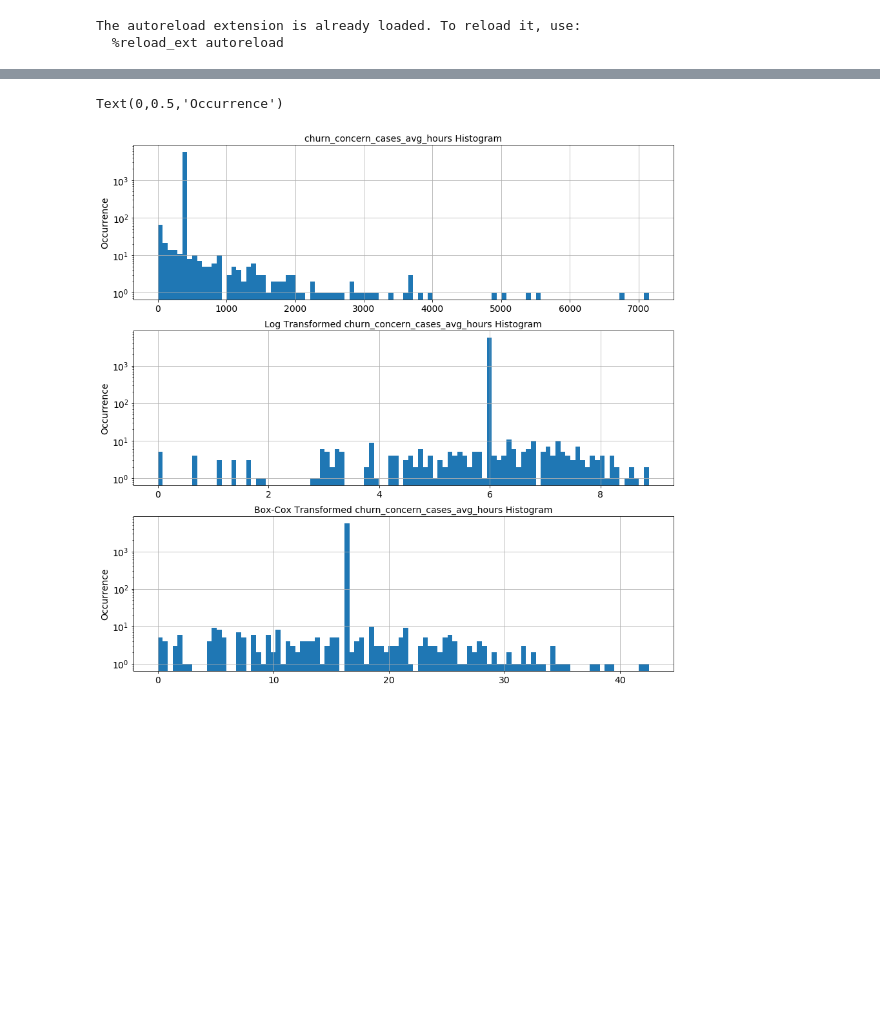
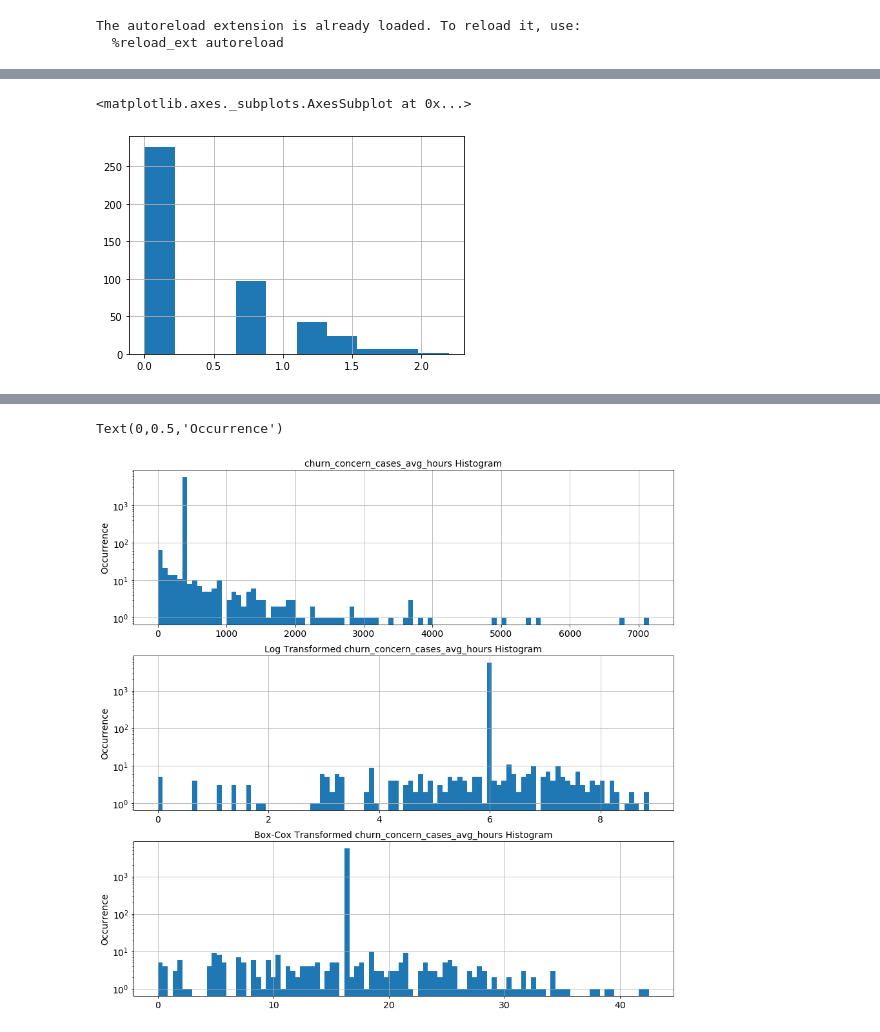
Before and after one commit to justinhennessy/100-days-of-code, a Jupyter notebook: project/EDA.ipynb, the cells around one changed output, grey strips where cells are left out. Cells and saved outputs as stored; diff of their text form; code cells hidden in the pictures; blank space fills up the shorter version.

```diff
--- a/project/EDA.ipynb
+++ b/project/EDA.ipynb
@@ -88,0 +136,2 @@ AttributeError: module 'preprocessing' has no attribute 'logify'
+# %%
+df_processed = pp.prepare_data(df_raw)
@@ -89,3 +168,8 @@ AttributeError: module 'preprocessing' has no attribute 'logify'
+# %%
+df_processed[COLUMN_NAME + "_log"].hist()
+# %% [output]
+<matplotlib.axes._subplots.AxesSubplot at 0x...>
+[figure, added]
 # %%
 def data_distribution(df, feature):
     feature_mean = df[feature].mean()
```
Also changed, not shown: parts of 27 cells of this notebook, 1 other file.
